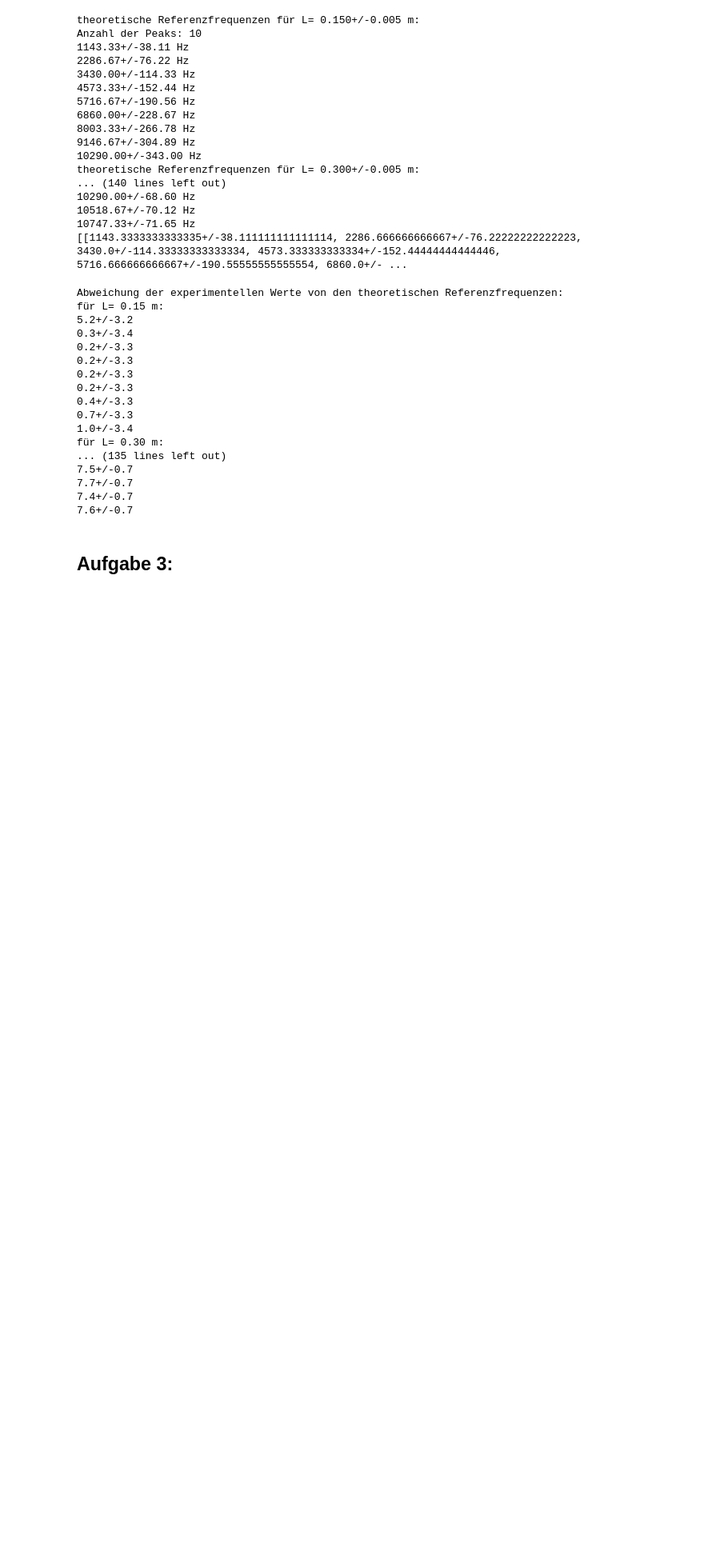
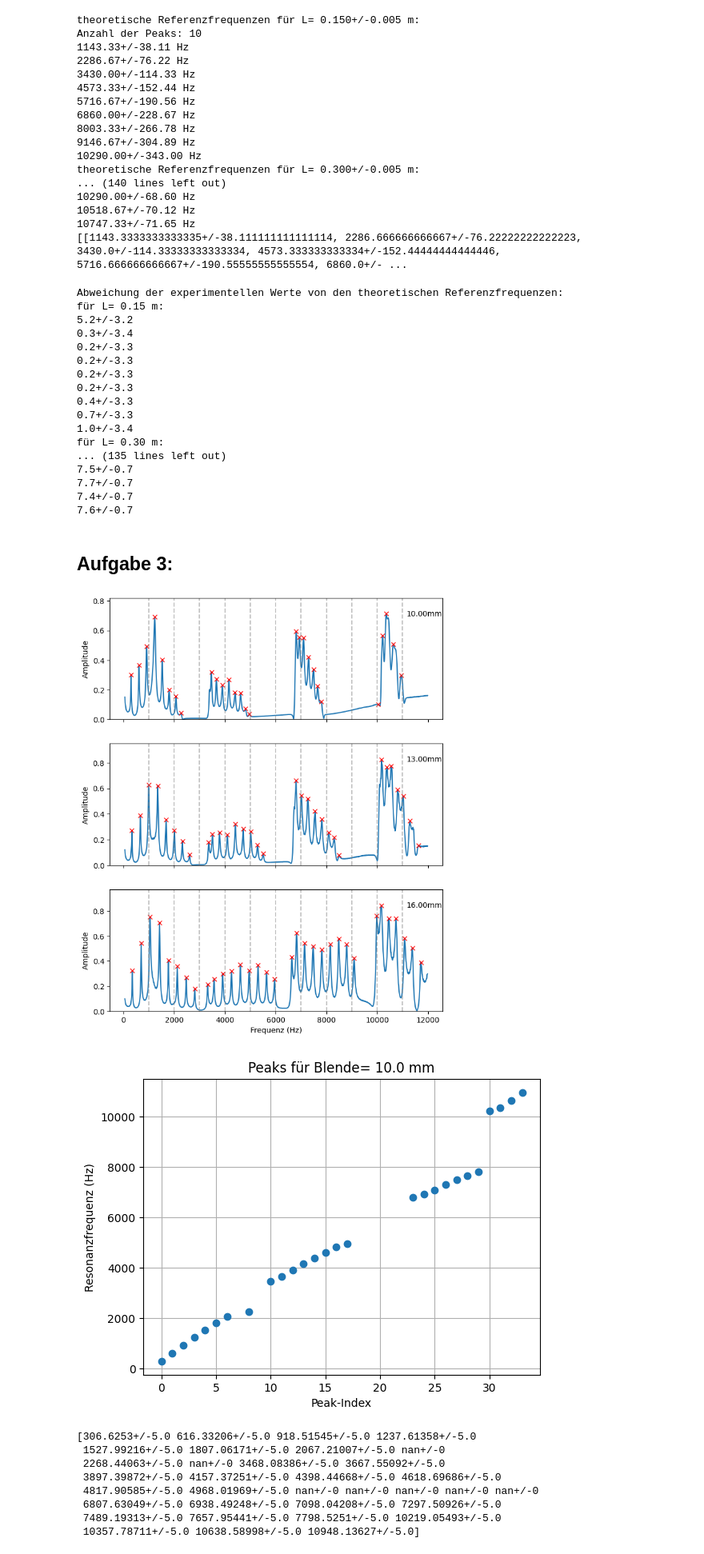
Before and after one commit to celina-coder-beep/F-Praktikum, a Jupyter notebook: 511-Quantenanalogien/Auswertung511.ipynb, the cells around one changed output. Shown at 80% size. Saved outputs shown, nothing was run; the diff lists cells and outputs as text; code cells hidden in the pictures; blank space fills up the shorter version.

```diff
--- a/511-Quantenanalogien/Auswertung511.ipynb
+++ b/511-Quantenanalogien/Auswertung511.ipynb
@@ -240,4 +241,48 @@ für L= 0.30 m:
 # %% [markdown]
 ## Aufgabe 3:
 # %%
-# 3 Bestimmung Resonanzfrequnzen
+# 3 Bestimmung Resonanzfrequnzen für verschiedene Iris Blenden bei L= 45cm
+
+files3= [r"20-03-26\3-10mm.dat", r"20-03-26\3-13mm.dat", r"20-03-26\3-16mm.dat"]
+
+peaks3_all= find_resonance_frequencies(files3, iris3, unit_iris, height=0.0005, rel_heigth= 0.2, prominence=0.009, width= (1,20))
+plt.show()
+
+#weil nicht alle peaks erkannt werden:
+peaks3_all[1]= np.delete(peaks3_all[1],-1) # letzen bei 13mm löschen
+peaks3_all[0]= np.delete(peaks3_all[0], -5) # plateau bei kurz nach 10kHz löschen
+
+#print(type(peaks3_all))
+#print(peaks3_all)
+
+# leere Stellen einfügen, damit Bandlücke sichtbar wird
+n
+peaks3_all[0] = np.insert(peaks3_all[0],[7,8],[ufloat(np.nan,0)])
+peaks3_all[0] = np.insert(peaks3_all[0],[18],[ufloat(np.nan,0)])
+peaks3_all[0] = np.insert(peaks3_all[0],[19],[ufloat(np.nan,0)])
+peaks3_all[0] = np.insert(peaks3_all[0],[20],[ufloat(np.nan,0)])
+peaks3_all[0] = np.insert(peaks3_all[0],[21],[ufloat(np.nan,0)])
+peaks3_all[0] = np.insert(peaks3_all[0],[22],[ufloat(np.nan,0)])
+# Resonanzfrequnezen gegen Index
+
+for i, peaks in enumerate(peaks3_all):
+    x= np.arange(len(peaks))
+    y= np.array([p.nominal_value for p in peaks])
+    plt.errorbar(x, y, yerr= [p.std_dev for p in peaks], fmt='o')
+    plt.xlabel("Peak-Index")
+    plt.ylabel("Resonanzfrequenz (Hz)")
+    plt.title(f"Peaks für Blende= {iris3[i].nominal_value} mm")
+    plt.grid()
+    plt.show()
+    print(peaks3_all[i])
+# %% [output]
+[figure, added]
+[figure, added]
+[306.6253+/-5.0 616.33206+/-5.0 918.51545+/-5.0 1237.61358+/-5.0
+ 1527.99216+/-5.0 1807.06171+/-5.0 2067.21007+/-5.0 nan+/-0
+ 2268.44063+/-5.0 nan+/-0 3468.08386+/-5.0 3667.55092+/-5.0
+ 3897.39872+/-5.0 4157.37251+/-5.0 4398.44668+/-5.0 4618.69686+/-5.0
+ 4817.90585+/-5.0 4968.01969+/-5.0 nan+/-0 nan+/-0 nan+/-0 nan+/-0 nan+/-0
+ 6807.63049+/-5.0 6938.49248+/-5.0 7098.04208+/-5.0 7297.50926+/-5.0
+ 7489.19313+/-5.0 7657.95441+/-5.0 7798.5251+/-5.0 10219.05493+/-5.0
+ 10357.78711+/-5.0 10638.58998+/-5.0 10948.13627+/-5.0]
```
Also changed, not shown: parts of 5 cells of this notebook.
